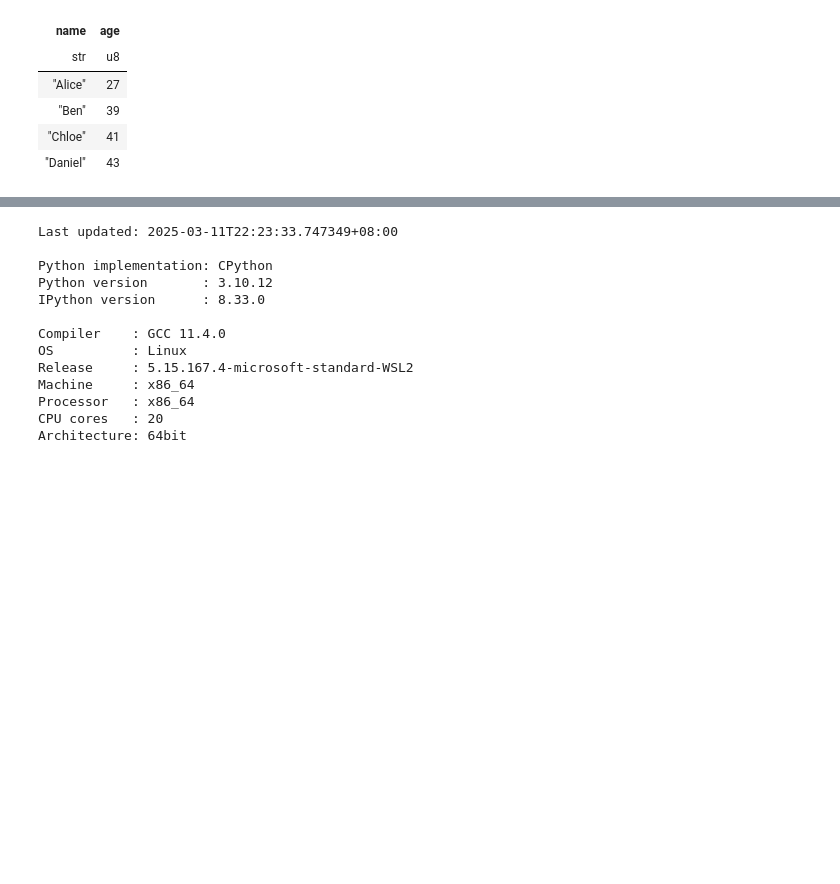
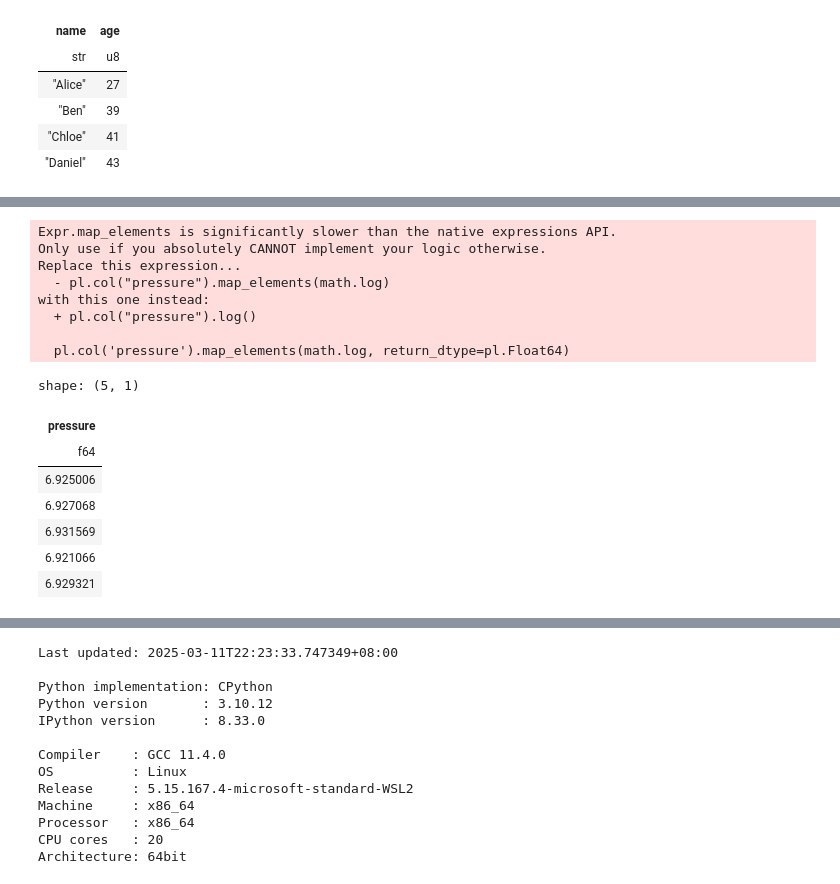
Before and after one commit to minimartzz/kaggle-rainfall-prediction, a Jupyter notebook: polars_exploration.ipynb, the cells around one changed output, grey strips where cells are left out. Cells and saved outputs as stored; diff of their text form; code cells hidden in the pictures; blank space fills up the shorter version.

```diff
--- a/polars_exploration.ipynb
+++ b/polars_exploration.ipynb
@@ -251,0 +304,24 @@ AttributeError: 'generator' object has no attribute 'count'
+# %%
+df = pl.read_csv('data/train.csv')
+# %%
+# map_elements applies a function to all elements in the series
+df.select(
+  pl.col('pressure').map_elements(math.log, return_dtype=pl.Float64)
+).head()
+# %% [output]
+Expr.map_elements is significantly slower than the native expressions API.
+Only use if you absolutely CANNOT implement your logic otherwise.
+Replace this expression...
+  - pl.col("pressure").map_elements(math.log)
+with this one instead:
+  + pl.col("pressure").log()
+
+  pl.col('pressure').map_elements(math.log, return_dtype=pl.Float64)
+shape: (5, 1)
+| pressure |
+| f64 |
+| 6.925006 |
+| 6.927068 |
+| 6.931569 |
+| 6.921066 |
+| 6.929321 |
```
Also changed, not shown: parts of 12 cells of this notebook, 1 other file.
